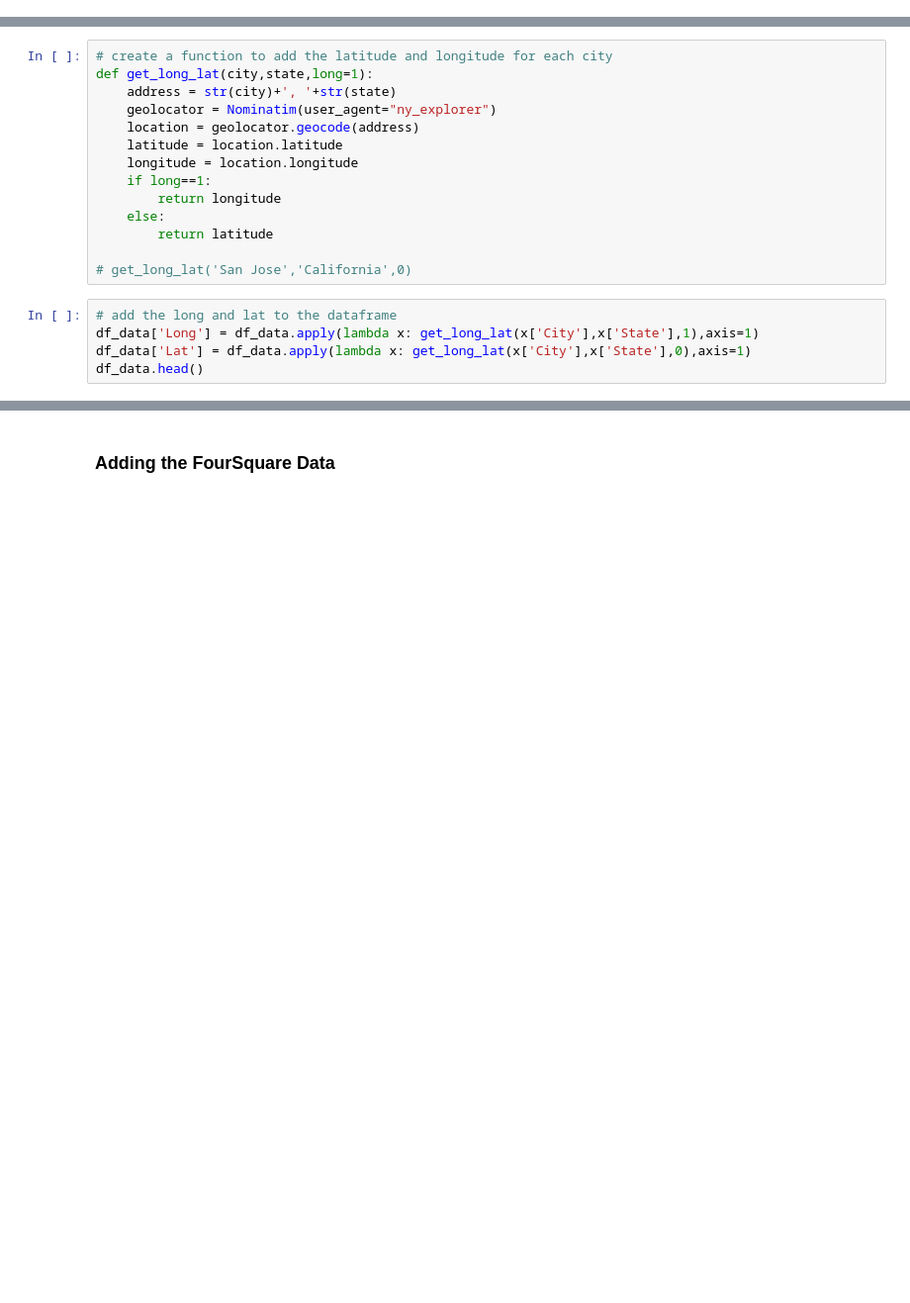
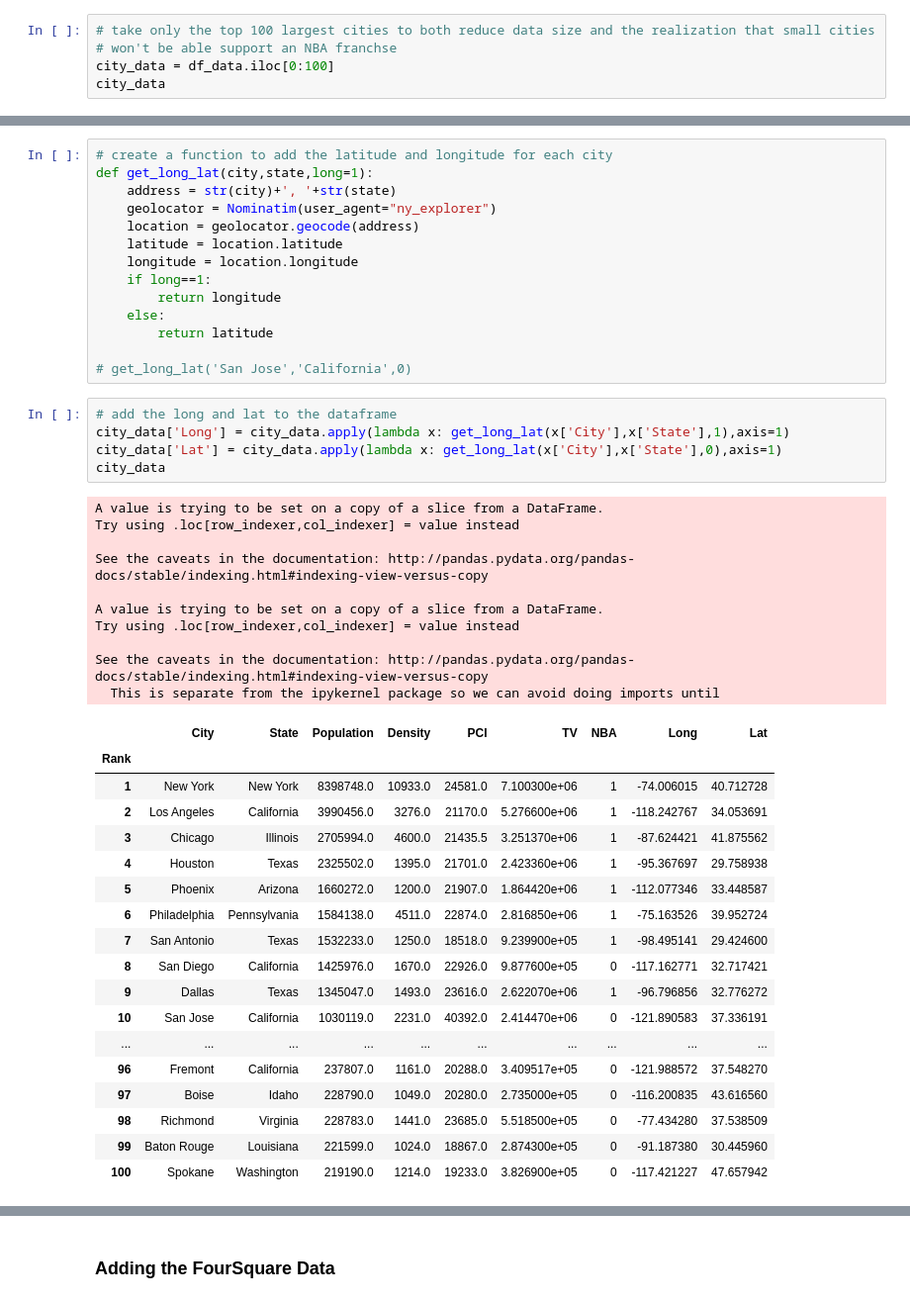
Before and after one commit to dchaas/Coursera_Capstone, a Jupyter notebook: Find_the_next_NBA_City.ipynb, the cells around one changed output, grey strips where cells are left out. Shown at 99% size. Drawn from its saved outputs; the diff is of its cells as text; blank space fills up the shorter version.

```diff
--- a/Find_the_next_NBA_City.ipynb
+++ b/Find_the_next_NBA_City.ipynb
@@ -526,0 +579,5 @@ df_data
+# %%
+# take only the top 100 largest cities to both reduce data size and the realization that small cities
+# won't be able support an NBA franchse
+city_data = df_data.iloc[0:100]
+city_data
@@ -559,6 +629,35 @@ def get_long_lat(city,state,long=1):
 # get_long_lat('San Jose','California',0)
 # %%
 # add the long and lat to the dataframe
-df_data['Long'] = df_data.apply(lambda x: get_long_lat(x['City'],x['State'],1),axis=1)
-df_data['Lat'] = df_data.apply(lambda x: get_long_lat(x['City'],x['State'],0),axis=1)
-df_data.head()
+city_data['Long'] = city_data.apply(lambda x: get_long_lat(x['City'],x['State'],1),axis=1)
+city_data['Lat'] = city_data.apply(lambda x: get_long_lat(x['City'],x['State'],0),axis=1)
+city_data
+# %% [output]
+A value is trying to be set on a copy of a slice from a DataFrame.
+Try using .loc[row_indexer,col_indexer] = value instead
+
+See the caveats in the documentation: http://pandas.pydata.org/pandas-docs/stable/indexing.html#indexing-view-versus-copy
+
+A value is trying to be set on a copy of a slice from a DataFrame.
+Try using .loc[row_indexer,col_indexer] = value instead
+
+See the caveats in the documentation: http://pandas.pydata.org/pandas-docs/stable/indexing.html#indexing-view-versus-copy
+  This is separate from the ipykernel package so we can avoid doing imports until
+|  | City | State | Population | Density | PCI | TV | NBA | Long | Lat |
+| Rank |  |  |  |  |  |  |  |  |  |
+| 1 | New York | New York | 8398748.0 | 10933.0 | 24581.0 | 7.100300e+06 | 1 | -74.006015 | 40.712728 |
+| 2 | Los Angeles | California | 3990456.0 | 3276.0 | 21170.0 | 5.276600e+06 | 1 | -118.242767 | 34.053691 |
+| 3 | Chicago | Illinois | 2705994.0 | 4600.0 | 21435.5 | 3.251370e+06 | 1 | -87.624421 | 41.875562 |
+| 4 | Houston | Texas | 2325502.0 | 1395.0 | 21701.0 | 2.423360e+06 | 1 | -95.367697 | 29.758938 |
+| 5 | Phoenix | Arizona | 1660272.0 | 1200.0 | 21907.0 | 1.864420e+06 | 1 | -112.077346 | 33.448587 |
+| 6 | Philadelphia | Pennsylvania | 1584138.0 | 4511.0 | 22874.0 | 2.816850e+06 | 1 | -75.163526 | 39.952724 |
+| 7 | San Antonio | Texas | 1532233.0 | 1250.0 | 18518.0 | 9.239900e+05 | 1 | -98.495141 | 29.424600 |
+| 8 | San Diego | California | 1425976.0 | 1670.0 | 22926.0 | 9.877600e+05 | 0 | -117.162771 | 32.717421 |
+| 9 | Dallas | Texas | 1345047.0 | 1493.0 | 23616.0 | 2.622070e+06 | 1 | -96.796856 | 32.776272 |
+| 10 | San Jose | California | 1030119.0 | 2231.0 | 40392.0 | 2.414470e+06 | 0 | -121.890583 | 37.336191 |
+| ... | ... | ... | ... | ... | ... | ... | ... | ... | ... |
+| 96 | Fremont | California | 237807.0 | 1161.0 | 20288.0 | 3.409517e+05 | 0 | -121.988572 | 37.548270 |
+| 97 | Boise | Idaho | 228790.0 | 1049.0 | 20280.0 | 2.735000e+05 | 0 | -116.200835 | 43.616560 |
+| 98 | Richmond | Virginia | 228783.0 | 1441.0 | 23685.0 | 5.518500e+05 | 0 | -77.434280 | 37.538509 |
+| 99 | Baton Rouge | Louisiana | 221599.0 | 1024.0 | 18867.0 | 2.874300e+05 | 0 | -91.187380 | 30.445960 |
+| 100 | Spokane | Washington | 219190.0 | 1214.0 | 19233.0 | 3.826900e+05 | 0 | -117.421227 | 47.657942 |
```
Also changed, not shown: parts of 32 cells of this notebook, 3 other files.
